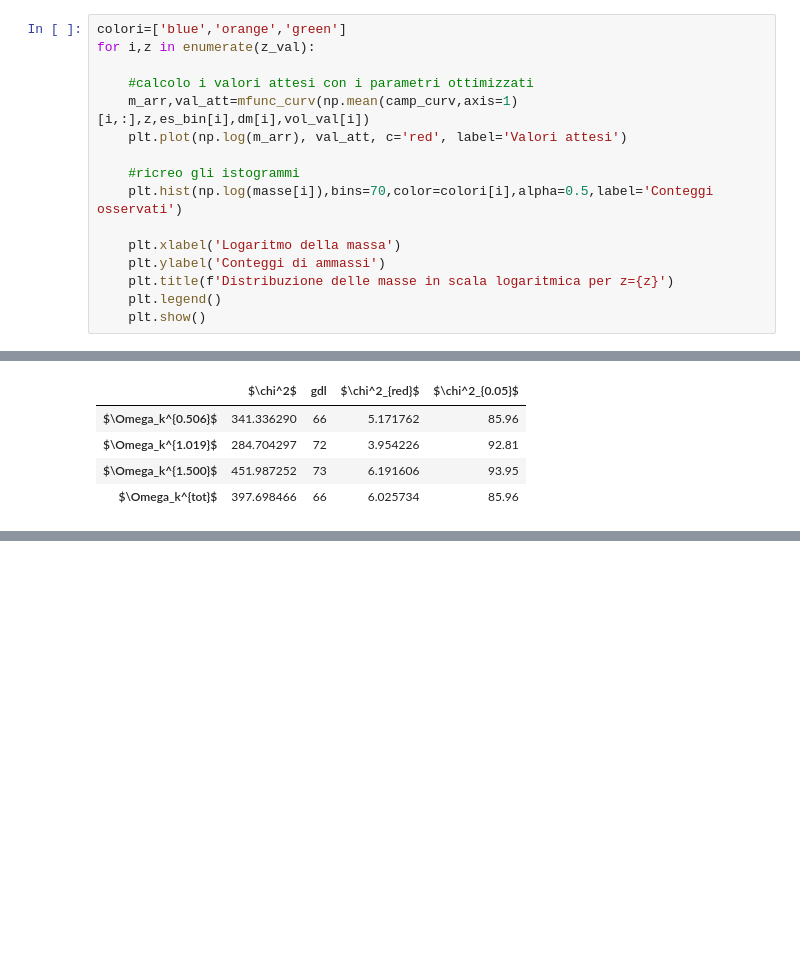
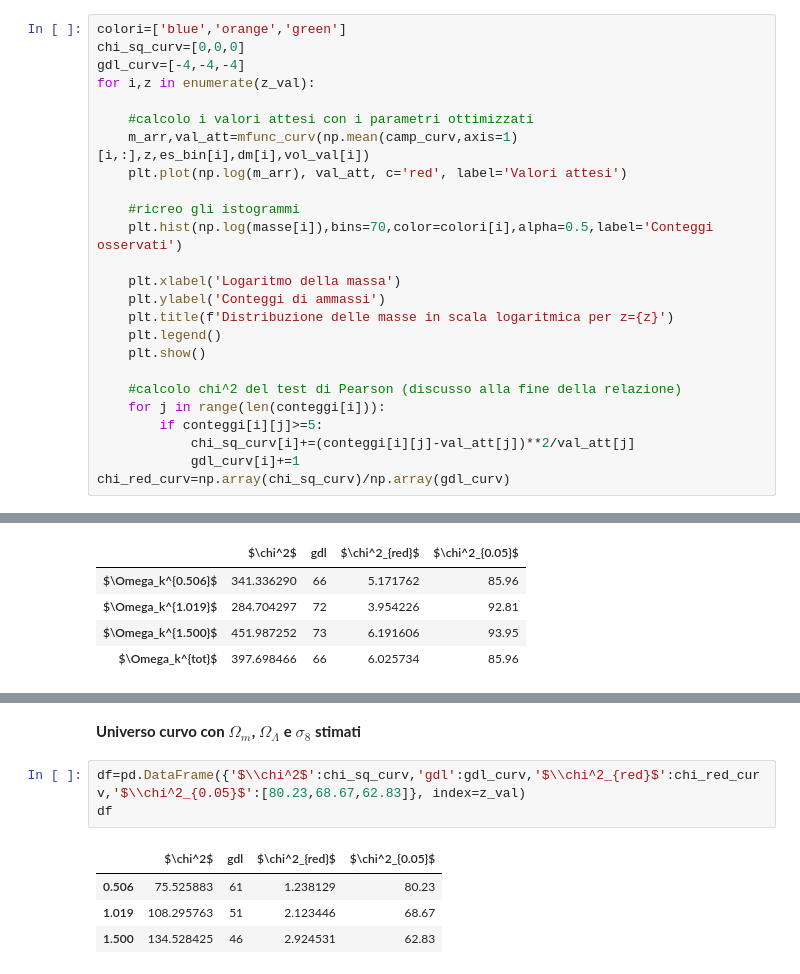
Before and after one commit to Gabry103/Esame-TRMD, a Jupyter notebook: Gabriele Furlani_HMF.ipynb, the cells around one changed output, grey strips where cells are left out. Cells and saved outputs as stored; diff of their text form; blank space fills up the shorter version.

```diff
--- a/Gabriele Furlani_HMF.ipynb
+++ b/Gabriele Furlani_HMF.ipynb
@@ -577,6 +595,8 @@ A partire da questi valori ottimizzati, è possibile calcolare una nuova previsi
 Si potrà verificare nuovamente se l’impiego dei nuovi parametri stimati consenta di ottenere un ancora migliore accordo tra modello teorico e osservazioni. Si mostra tale confronto.
 # %%
 colori=['blue','orange','green']
+chi_sq_curv=[0,0,0]
+gdl_curv=[-4,-4,-4]
 for i,z in enumerate(z_val):
 
     #calcolo i valori attesi con i parametri ottimizzati
@@ -591,6 +611,13 @@ for i,z in enumerate(z_val):
     plt.title(f'Distribuzione delle masse in scala logaritmica per z={z}')
     plt.legend()
     plt.show()
+
+    #calcolo chi^2 del test di Pearson (discusso alla fine della relazione)
+    for j in range(len(conteggi[i])):
+        if conteggi[i][j]>=5:
+            chi_sq_curv[i]+=(conteggi[i][j]-val_att[j])**2/val_att[j]
+            gdl_curv[i]+=1
+chi_red_curv=np.array(chi_sq_curv)/np.array(gdl_curv)
 # %% [output]
 [figure]
 [figure]
@@ -864 +917,11 @@ df
+# %% [markdown]
+**Universo curvo con $\Omega_m$, $\Omega_\Lambda$ e $\sigma_8$ stimati**
+# %%
+df=pd.DataFrame({'$\\chi^2$':chi_sq_curv,'gdl':gdl_curv,'$\\chi^2_{red}$':chi_red_curv,'$\\chi^2_{0.05}$':[80.23,68.67,62.83]}, index=z_val)
+df
+# %% [output]
+|  | $\chi^2$ | gdl | $\chi^2_{red}$ | $\chi^2_{0.05}$ |
+| 0.506 | 75.525883 | 61 | 1.238129 | 80.23 |
+| 1.019 | 108.295763 | 51 | 2.123446 | 68.67 |
+| 1.500 | 134.528425 | 46 | 2.924531 | 62.83 |
 # %% [markdown]
```
Also changed, not shown: parts of 7 cells of this notebook.
